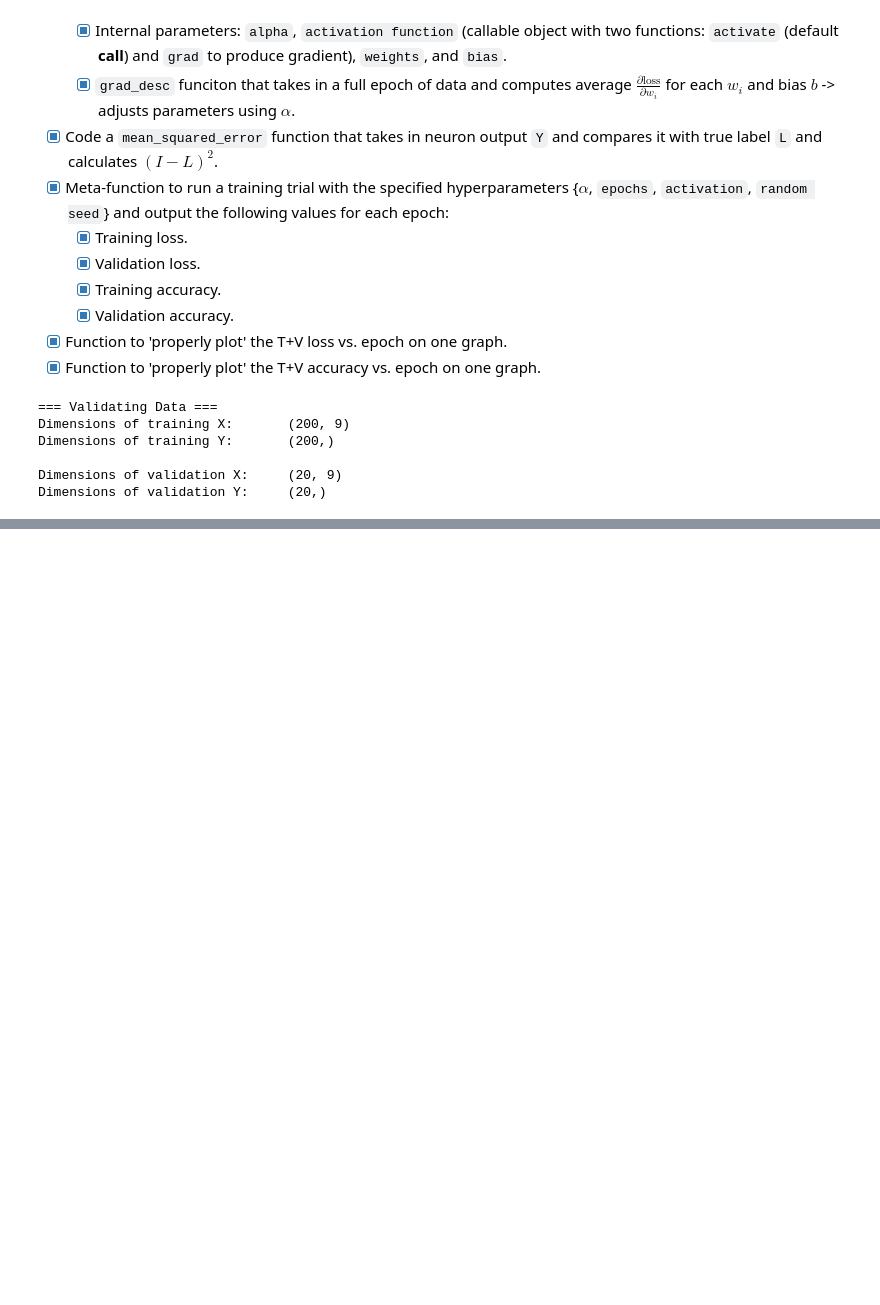
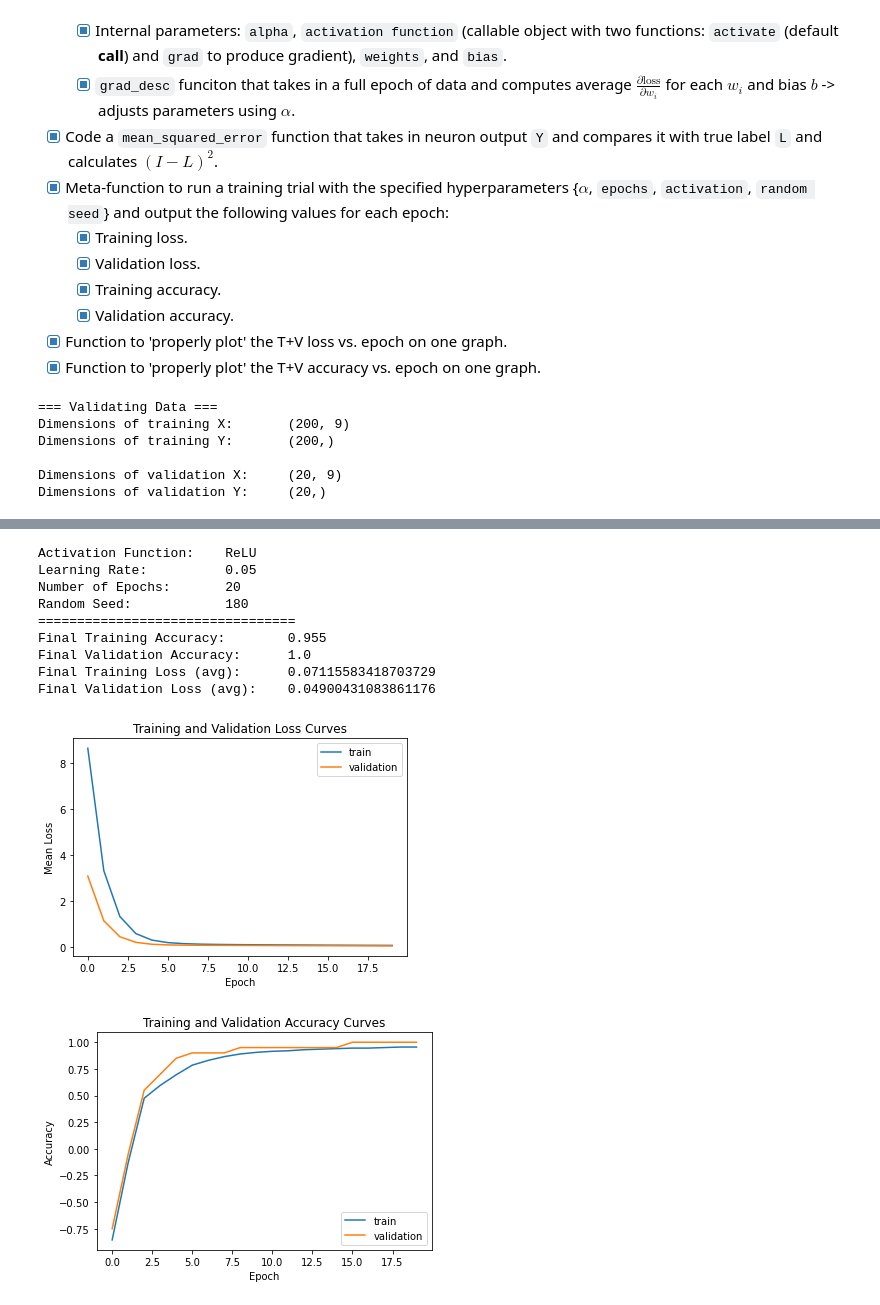
Before and after one commit to amanb2000/Machine_Intelligence_Intro, a Jupyter notebook: 02/part1.ipynb, the cells around one changed output, grey strips where cells are left out. Saved outputs shown, nothing was run; the diff lists cells and outputs as text; code cells hidden in the pictures; blank space fills up the shorter version.

Commit message:
Add all 'experiments' for part1.ipynb

```diff
--- a/02/part1.ipynb
+++ b/02/part1.ipynb
@@ -195,7 +199,7 @@ class ReLU_activation(object):
         Input is a scalar. We apply a linear activation function by returning the initial value.
         """
 
-        return max(0, inp)
+        return np.where(inp >= 0, inp, 0*inp)
 
     def grad(self, inp):
         """
@@ -250,8 +266,16 @@ def get_report(activation_func, num_epochs=200, alpha=0.01, rand_seed=0, plot=Tr
     # TODO: Return a dict with the results from the trial.
 # %%
 """
-linear = linear_activation()
-sigmoid = sigmoid_activation()
-ReLU = ReLU_activation()
+=== TESTING THE META FUNCTIONS ===
+
+Recall:
+    linear      = linear_activation()
+    sigmoid     = sigmoid_activation()
+    ReLU        = ReLU_activation()
 """
-get_report(activation_func, num_epochs=200, alpha=0.01, rand_seed=0, plot=True):
+
+NN = get_report(linear, num_epochs=200, alpha=0.01, rand_seed=0, plot=False)
+
+get_report(sigmoid, num_epochs=200, alpha=0.1, rand_seed=99, plot=False)
+
+get_report(ReLU, num_epochs=200, alpha=0.01, rand_seed=99, plot=False)
@@ -257,0 +484,39 @@ get_report(activation_func, num_epochs=200, alpha=0.01, rand_seed=0, plot=True):
+# %%
+"""
+=== PART 6.1.5: Best Possible Results in Fewest Epochs ===
+
+REQUESTED:
+* "Tabular form" for data that shows the effect of hyperparameters on accuracy.
+* Hyper parameter: RANDOM SEED
+* Must "select and report reasonable values for other parameters.
+
+EXECUTION:
+* We select values of `random_seed` = [0, 4, 2, 3, 9]
+* Reasonable other values:
+    * epochs:           75
+    * activ. func.:     ReLU
+    * alpha:            0.05
+    * random_seed:      180
+"""
+
+epochs = 20
+alpha = 0.05
+random_seed = 180
+
+# Storing 'effects on training and validation accuracy'.
+training_accuracies = []
+validation_accuracies = []
+
+report = get_report(ReLU, num_epochs=epochs, alpha=alpha, rand_seed=random_seed, plot=True, mute=False)
+# %% [output]
+Activation Function:    ReLU
+Learning Rate:          0.05
+Number of Epochs:       20
+Random Seed:            180
+=================================
+Final Training Accuracy:        0.955
+Final Validation Accuracy:      1.0
+Final Training Loss (avg):      0.07115583418703729
+Final Validation Loss (avg):    0.04900431083861176
+[figure, added]
+[figure, added]
```
Also changed, not shown: parts of 11 cells of this notebook.
